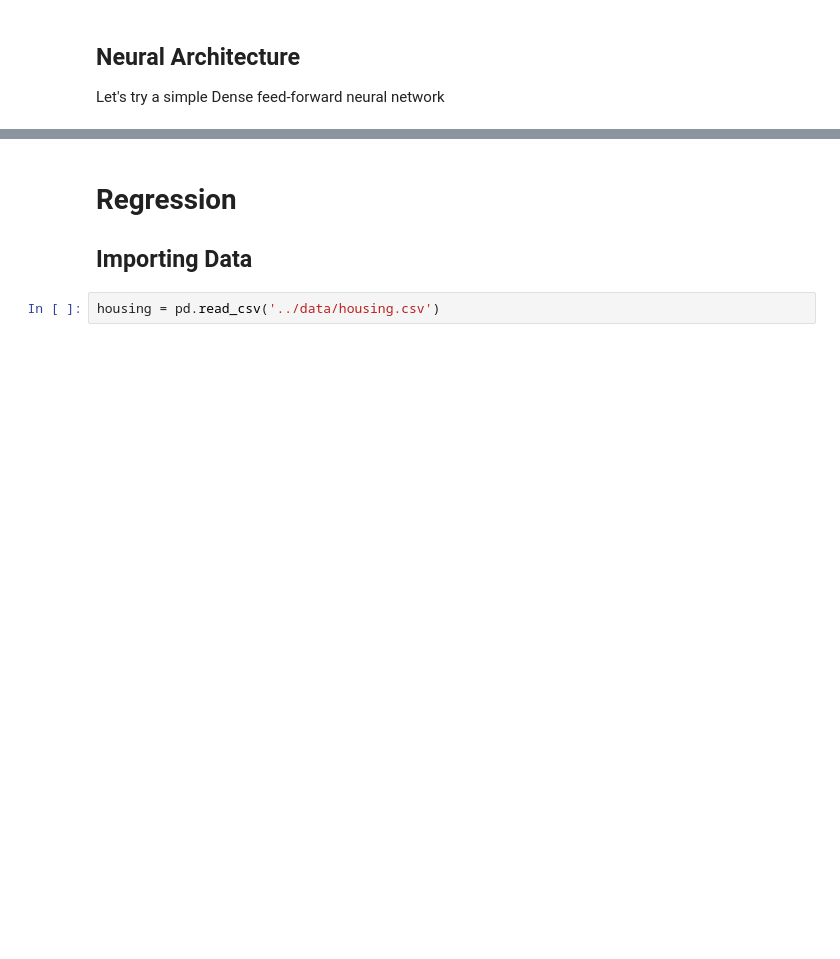
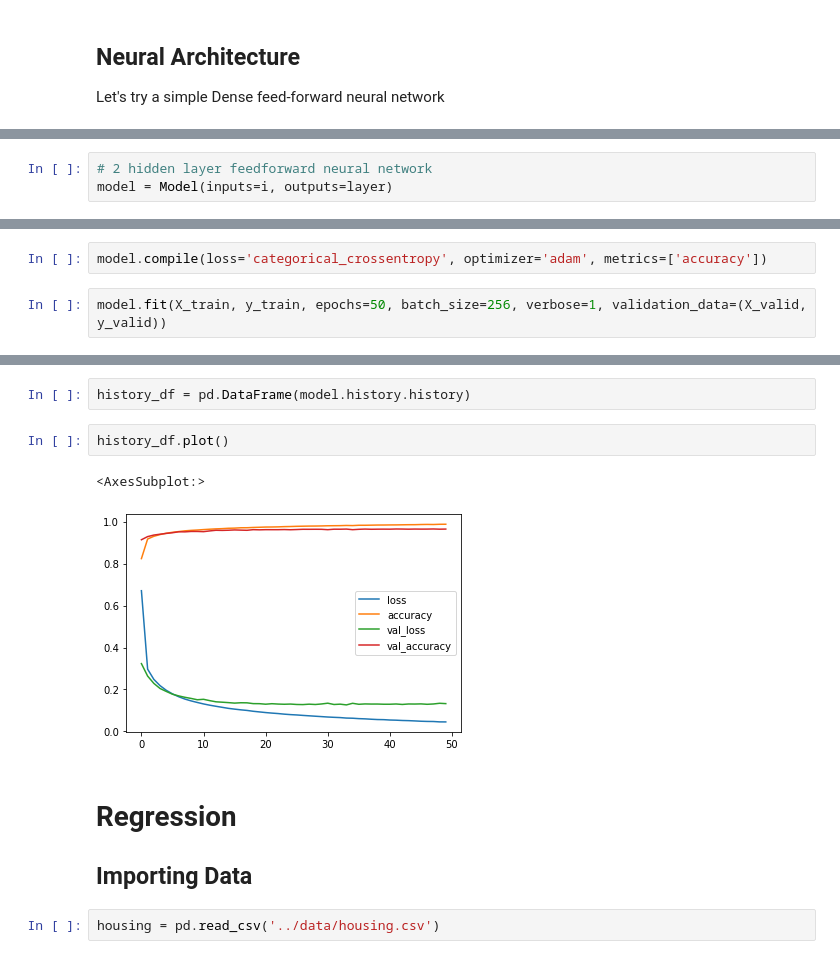
Before and after one commit to philmui/asdrp2022, a Jupyter notebook: notebooks/Neural Networks - starting notebook.ipynb, the cells around one changed output, grey strips where cells are left out. Drawn from its saved outputs; the diff is of its cells as text; blank space fills up the shorter version.

```diff
--- a/notebooks/Neural Networks - starting notebook.ipynb
+++ b/notebooks/Neural Networks - starting notebook.ipynb
@@ -52,0 +87,3 @@ Let's try a simple Dense feed-forward neural network
+# %%
+# 2 hidden layer feedforward neural network
+model = Model(inputs=i, outputs=layer)
@@ -52,0 +110,4 @@ Let's try a simple Dense feed-forward neural network
+# %%
+model.compile(loss='categorical_crossentropy', optimizer='adam', metrics=['accuracy'])
+# %%
+model.fit(X_train, y_train, epochs=50, batch_size=256, verbose=1, validation_data=(X_valid, y_valid))
@@ -53,3 +133,10 @@ Let's try a simple Dense feed-forward neural network
+# %%
+history_df = pd.DataFrame(model.history.history)
+# %%
+history_df.plot()
+# %% [output]
+<AxesSubplot:>
+[figure, added]
 # %% [markdown]
 # Regression
 
```
Also changed, not shown: parts of 12 cells of this notebook, 7 other files.
